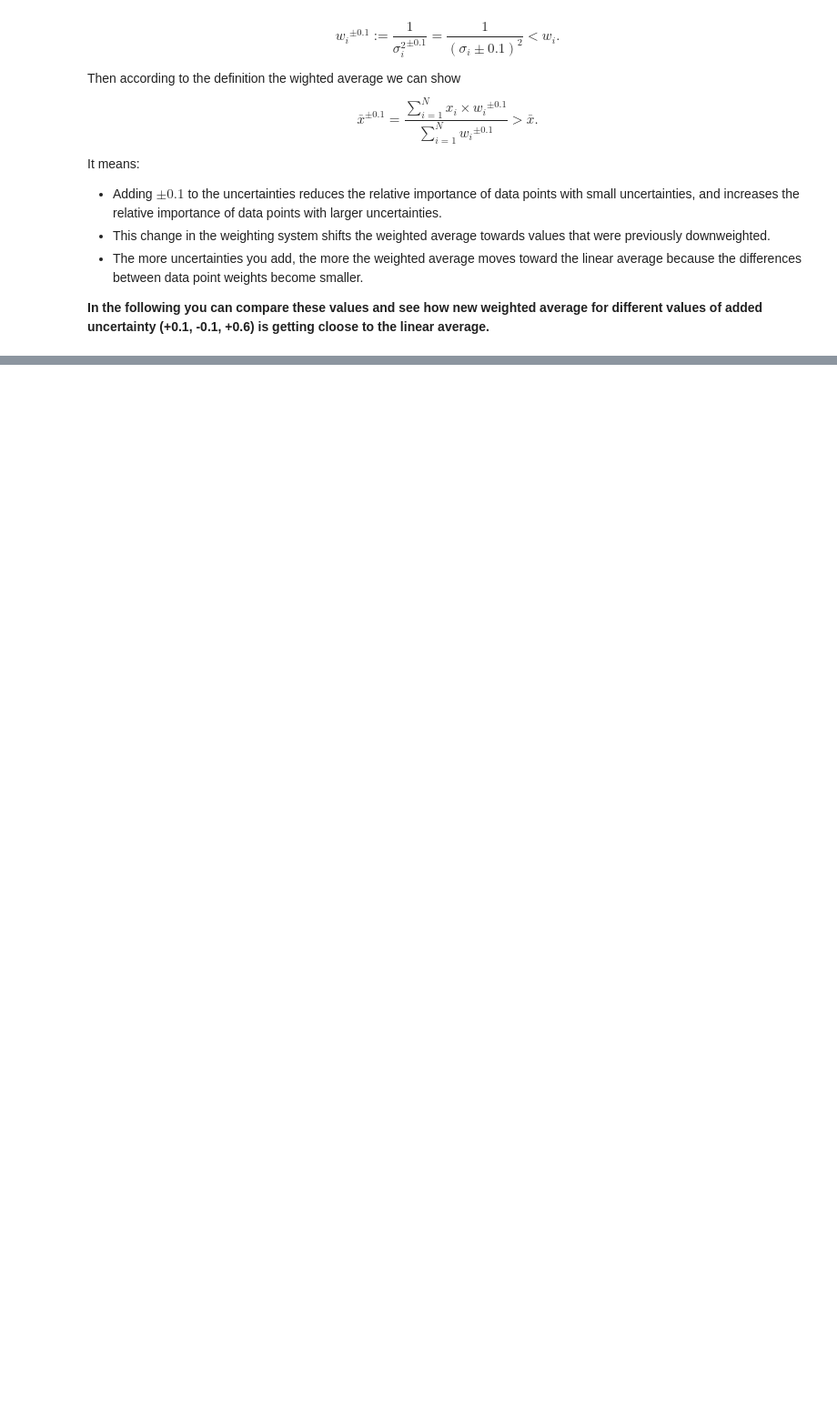
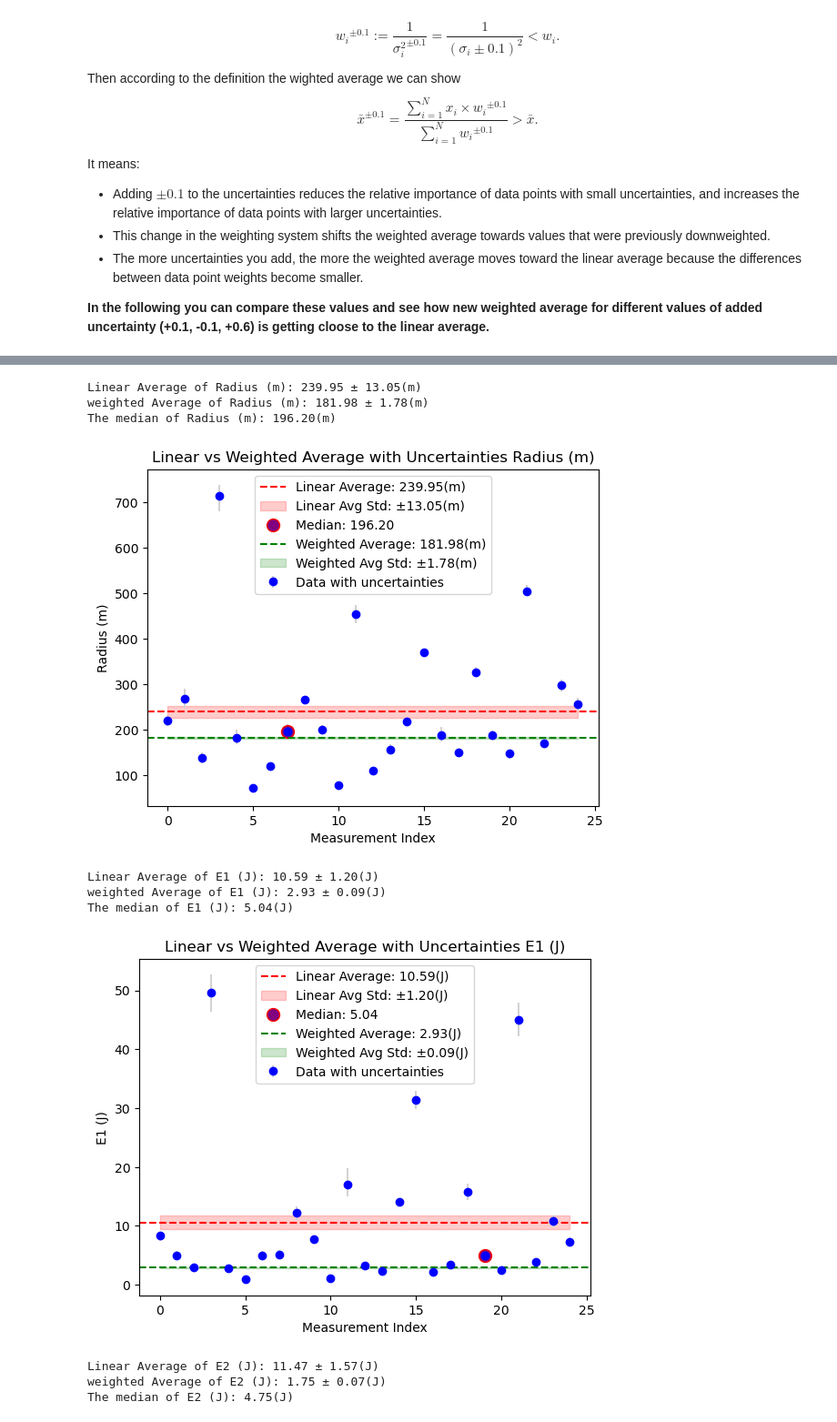
Before and after one commit to MahkameSalimi/Data-Analysis-2024, a Jupyter notebook: Assignments/2/code2_assignment_2.ipynb, the cells around one changed output, grey strips where cells are left out. Shown at 91% size. Cells and saved outputs as stored; diff of their text form; code cells hidden in the pictures; blank space fills up the shorter version.

```diff
--- a/Assignments/2/code2_assignment_2.ipynb
+++ b/Assignments/2/code2_assignment_2.ipynb
@@ -233,0 +320,29 @@ plt.show()
+# %%
+# Define a list of data columns and their associated error bounds and units
+data_column = [
+    ['Radius', 'R_e+', 'R_e-', 'm'],  # 'Radius' data with error bounds and units in meters (m)
+    ['E1', 'E1_e+', 'E1_e-', 'J'],    # 'E1' data with error bounds and units in joules (J)
+    ['E2', 'E2_e+', 'E2_e+.1', 'J'],  # 'E2' data with error bounds and units in joules (J)
+    ['ratio', 'r_e+', 'r_e-', None]   # 'ratio' data with error bounds and no unit (None)
+]
+
+# Loop through each data configuration in data_column
+for data_name in data_column:
+    # Call the Plot_median_average function with the data column names and units
+    # data_name[0]: The main data column name
+    # data_name[1]: The upper bound column name
+    # data_name[2]: The lower bound column name
+    # data_name[3]: The unit (can be None if no unit is provided)
+    Plot_linear_vs_weighted_average_median(data_name[0], data_name[1], data_name[2], data_name[3])
+# %% [output]
+Linear Average of Radius (m): 239.95 ± 13.05(m)
+weighted Average of Radius (m): 181.98 ± 1.78(m)
+The median of Radius (m): 196.20(m)
+[figure, added]
+Linear Average of E1 (J): 10.59 ± 1.20(J)
+weighted Average of E1 (J): 2.93 ± 0.09(J)
+The median of E1 (J): 5.04(J)
+[figure, added]
+Linear Average of E2 (J): 11.47 ± 1.57(J)
+weighted Average of E2 (J): 1.75 ± 0.07(J)
+The median of E2 (J): 4.75(J)
```
Also changed, not shown: parts of 10 cells of this notebook.
